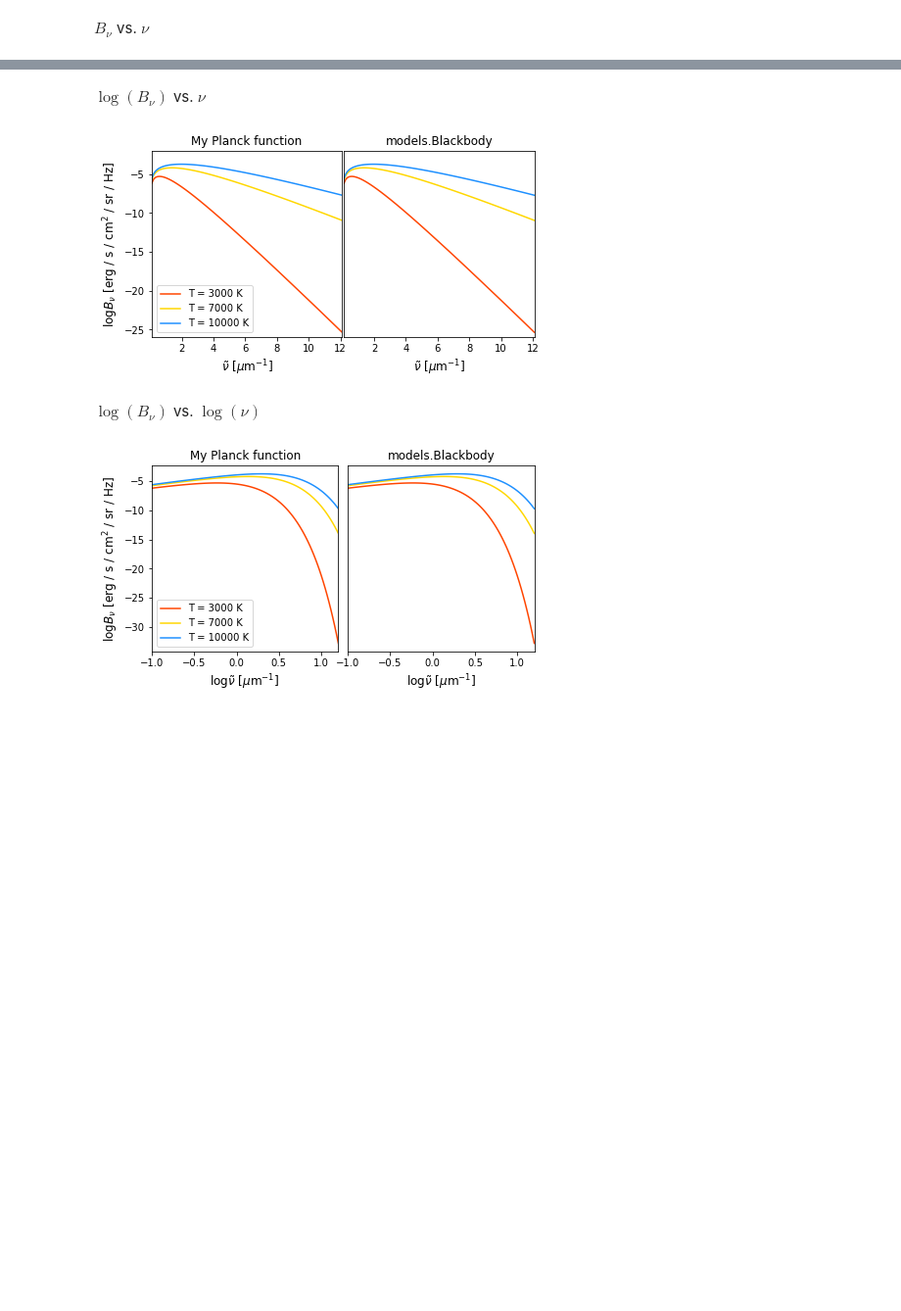
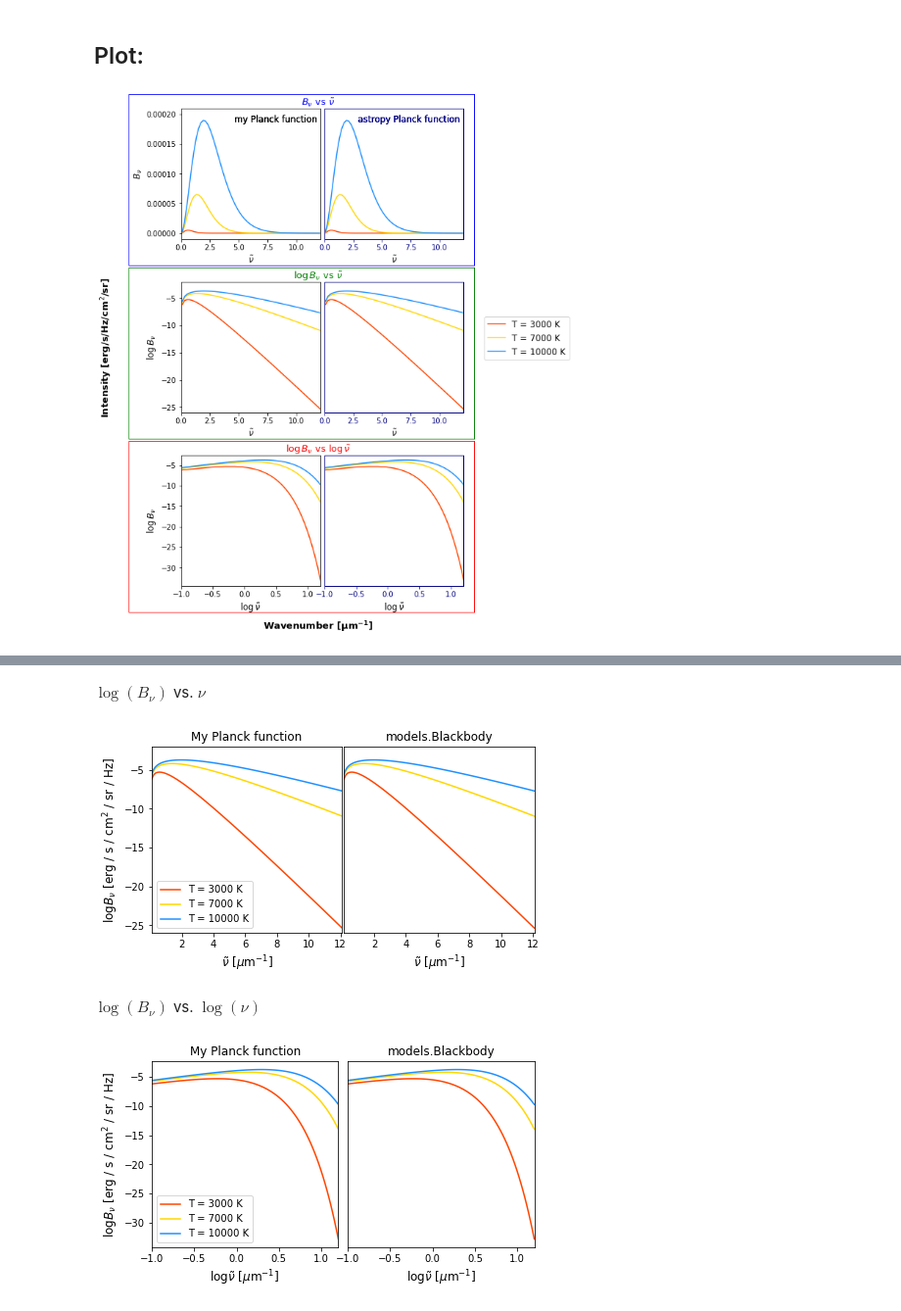
Before and after one commit to cdedrick/astro-530, a Jupyter notebook: hw1.ipynb, the cells around one changed output, grey strips where cells are left out. Shown: that part at 98% size. Saved outputs shown, nothing was run; the diff lists cells and outputs as text; code cells hidden in the pictures; blank space fills up the shorter version.

```diff
--- a/hw1.ipynb
+++ b/hw1.ipynb
@@ -18,2 +14,0 @@ wns = np.linspace(0.1, 12.1, 100)
-# %% [markdown]
-$B_\nu$ vs. $\nu$
@@ -20,3 +21,78 @@ $B_\nu$ vs. $\nu$
+# %% [markdown]
+## Plot:
+# %%
+fig = plt.figure(figsize=(7, 10))
+
+fig.supylabel(r'Intensity [erg/s/Hz/cm$^2$/sr]', x=-0.1, size = 13, weight='bold')
+fig.supxlabel(r'Wavenumber [$\mathbf{\mu}$m$\mathbf{^{-1}}$]', y = -0.05, size = 13, weight = 'bold')
+
+subfigs = fig.subfigures(3, 1, wspace=0.5, linewidth = 1)
+subfigs[0].suptitle(r'$B_\nu$ vs $\tilde{\nu}$', y=0.95, color = 'b', size = 13)
+subfigs[1].suptitle(r'$\log B_\nu$ vs $\tilde{\nu}$', y=0.95, color = 'g', size = 13)
+subfigs[2].suptitle(r'$\log B_\nu$ vs $\log \tilde{\nu}$', y=0.95,  color = 'r', size = 13)
+
+subfigs[0].set_edgecolor('b')
+subfigs[1].set_edgecolor('g')
+subfigs[2].set_edgecolor('r')
+
+for i, subfig in enumerate(subfigs):
+    bg = subfig.get_children()[0]
+    bg.set_xy((-0.02, -0.025))
+    bg.set_width(0.95)
+    bg.set_height(0.985)
+
+for i in range(3):
+    ax1, ax2 = subfigs[i].subplots(1, 2, gridspec_kw = {'wspace': 0.03, 'hspace' : 0})
+    for j, T in enumerate(temps):
+        wv = np.linspace(0.1, 20, 100)
+        planck = Planck(wv, T)
+        astropy_planck = astropyPlanck(wv, T).value
+
+        if i >= 1:
+            planck = np.log10(planck)
+            astropy_planck = np.log10(astropy_planck)
+            ylabel = r'$\log B_\nu$'
+        else:
+            ylabel = r'$B_\nu$'
+
+        xlabel = r'$\tilde{\nu}$'
+        xlim = [0, 12.1]
+        if i == 0:
+            ylim = [-0.00001, 0.00021]
+        elif i == 1:
+            ylim = [-26, -2]
+        else:
+            wv = np.log10(wv)
+            xlabel = r'$\log \tilde{\nu}$'
+            xlim = [-1, 1.2]
+            ylim = [-34.5, -2.5]
+
+        ax1.plot(wv, planck, color = colors[j], label = 'T = {} K'.format(T))
+        ax1.set_xlim(xlim)
+        ax1.set_ylim(ylim)
+        ax1.set_xlabel(xlabel, size = 12)
+        ax1.set_ylabel(ylabel, size = 12)
+
+        ax2.plot(wv, astropy_planck, color = colors[j], label = 'T = {} K'.format(T))
+        ax2.set_yticks(())
+        ax2.set_xlim(xlim)
+        ax2.set_ylim(ylim)
+        ax2.set_xlabel(xlabel, size = 12)
+        for label, spine in ax2.spines.items():
+            spine.set_color('navy')
+            spine.set_linewidth(1)
+        ax2.tick_params(color = 'navy', labelcolor = 'navy')
+
+        if i == 0:
+            ax1.set_yticks(np.linspace(0, 2, 5) * 10 ** -4)
+        if i == 1:
+            ax2.legend(loc = (1.15, 0.4), fontsize = 12)
+
+    subfigs[0].text(0.27, 0.8, 'my Planck function', size = 12)
+    subfigs[0].text(0.61, 0.8, 'astropy Planck function', size = 12, color ='navy')
+plt.savefig('hw1.png', bbox_inches = 'tight')
+# %% [output]
+[figure, added]
 # %%
 plt.figure(figsize = (7, 3.5))
 gs = GridSpec(1, 2, wspace=0.01)
```
Also changed, not shown: parts of 6 cells of this notebook.
